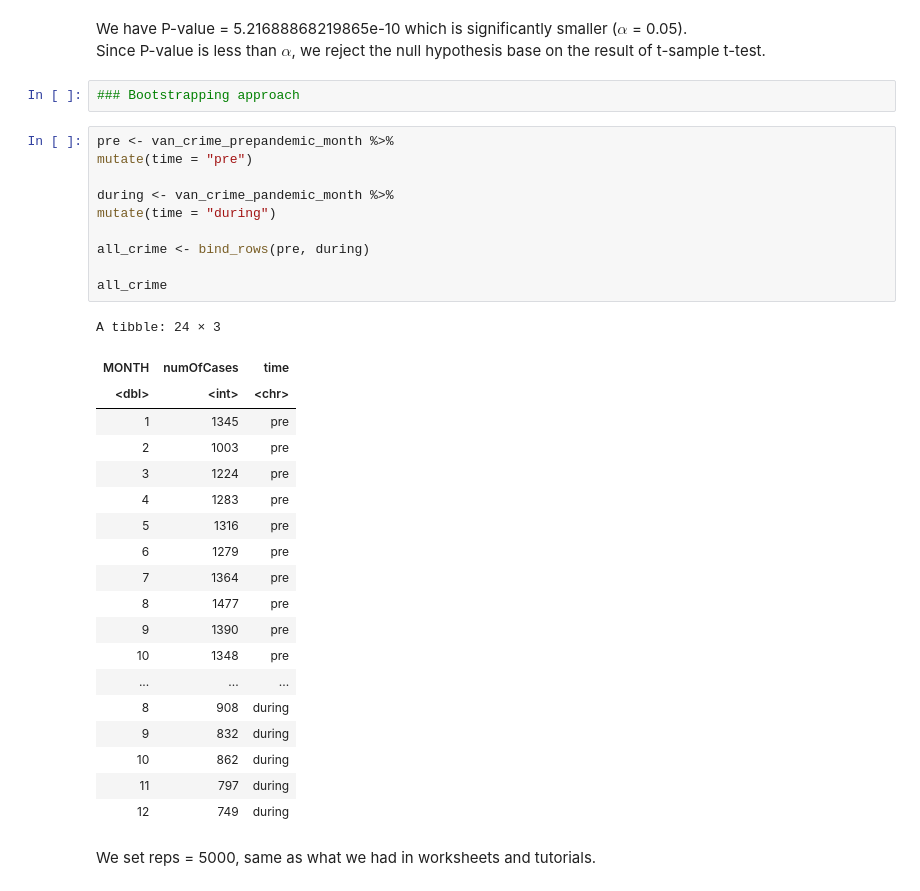
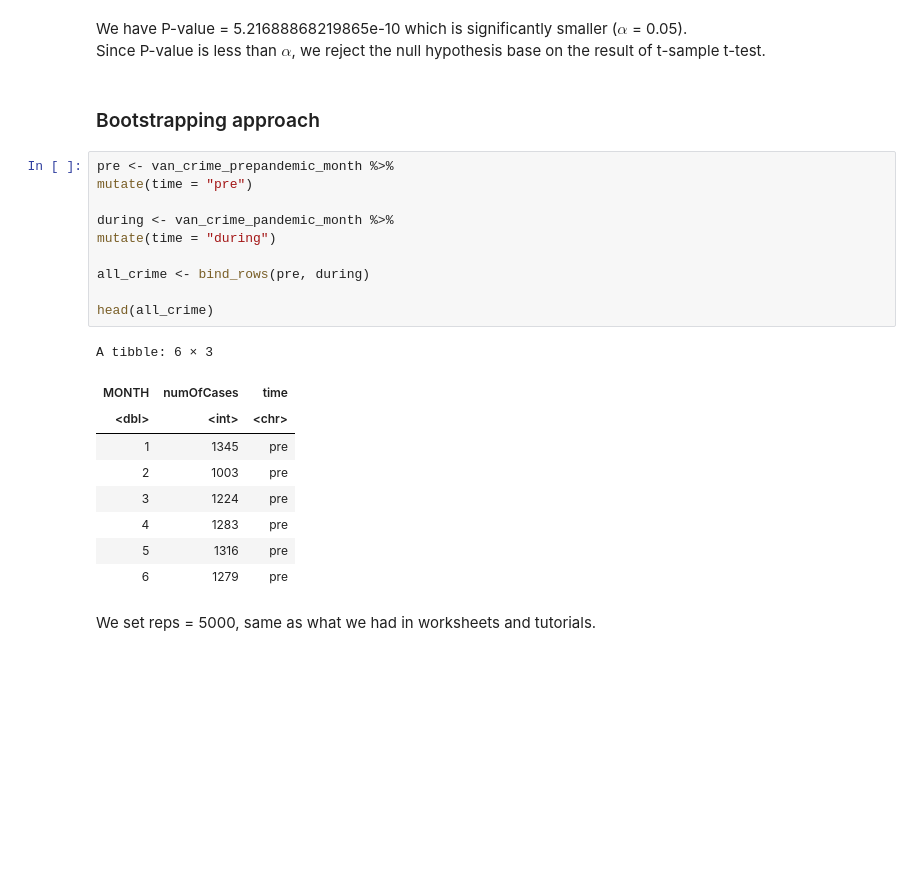
Before and after one commit to yingquanw/STAT201_project_group35, a Jupyter notebook: final project.ipynb, the cells around one changed output. Saved outputs shown, nothing was run; the diff lists cells and outputs as text; blank space fills up the shorter version.

```diff
--- a/final project.ipynb
+++ b/final project.ipynb
@@ -284,38 +278,28 @@ pvalue
 # %% [markdown]
 We have P-value = 5.21688868219865e-10 which is significantly smaller ($α$ = 0.05).<br>
 Since P-value is less than $α$, we reject the null hypothesis base on the result of t-sample t-test.
-# %%
-### Bootstrapping approach
+# %% [markdown]
+### Bootstrapping approach
 # %%
 pre <- van_crime_prepandemic_month %>%
 mutate(time = "pre")
 
 during <- van_crime_pandemic_month %>%
 mutate(time = "during")
 
 all_crime <- bind_rows(pre, during)
 
-all_crime
+head(all_crime)
 # %% [output]
-A tibble: 24 × 3
+A tibble: 6 × 3
 | MONTH | numOfCases | time |
 | <dbl> | <int> | <chr> |
 | 1 | 1345 | pre |
 | 2 | 1003 | pre |
 | 3 | 1224 | pre |
 | 4 | 1283 | pre |
 | 5 | 1316 | pre |
 | 6 | 1279 | pre |
-| 7 | 1364 | pre |
-| 8 | 1477 | pre |
-| 9 | 1390 | pre |
-| 10 | 1348 | pre |
-| ... | ... | ... |
-| 8 | 908 | during |
-| 9 | 832 | during |
-| 10 | 862 | during |
-| 11 | 797 | during |
-| 12 | 749 | during |
 # %% [markdown]
 We set reps = 5000, same as what we had in worksheets and tutorials.
 # %%
```
Also changed, not shown: parts of 11 cells of this notebook.
